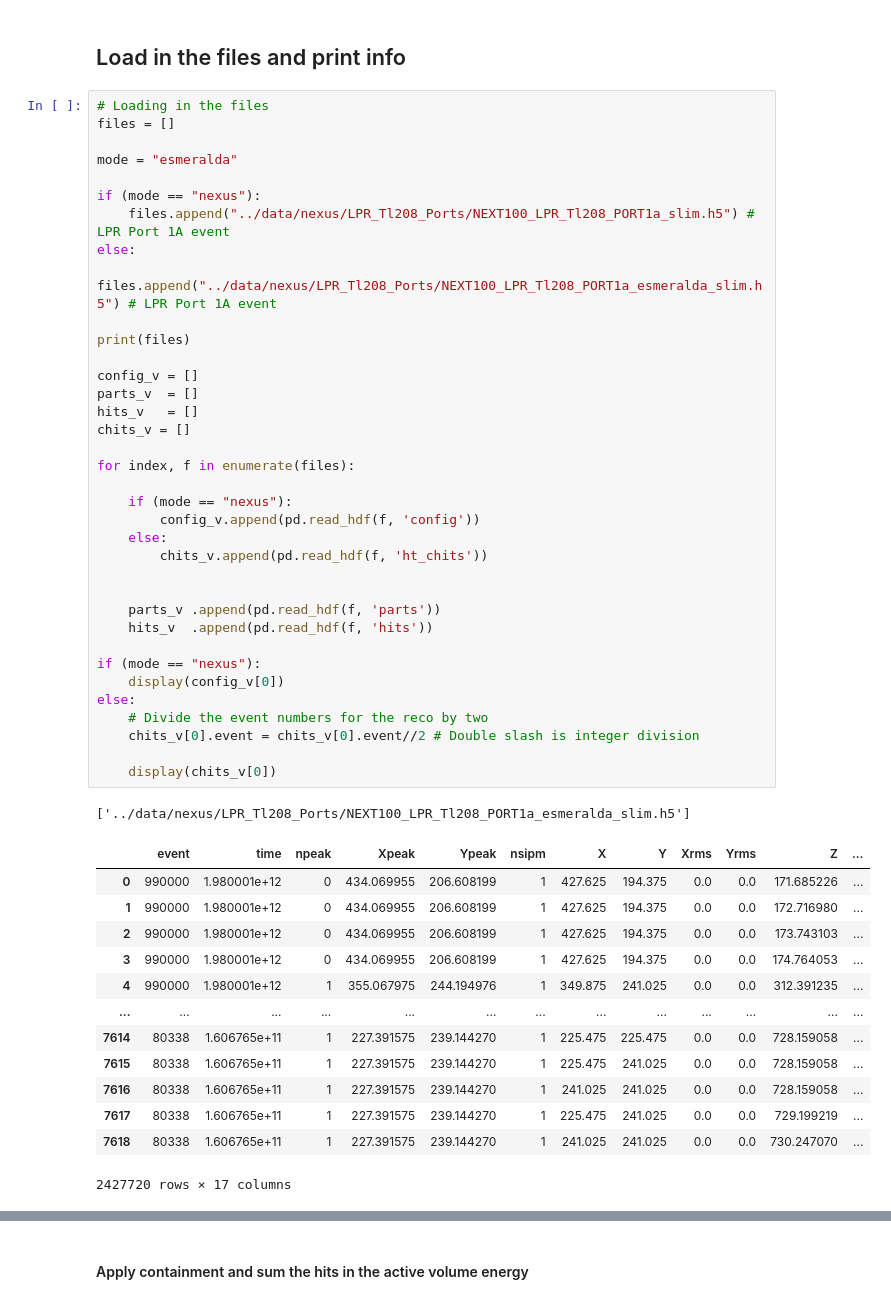
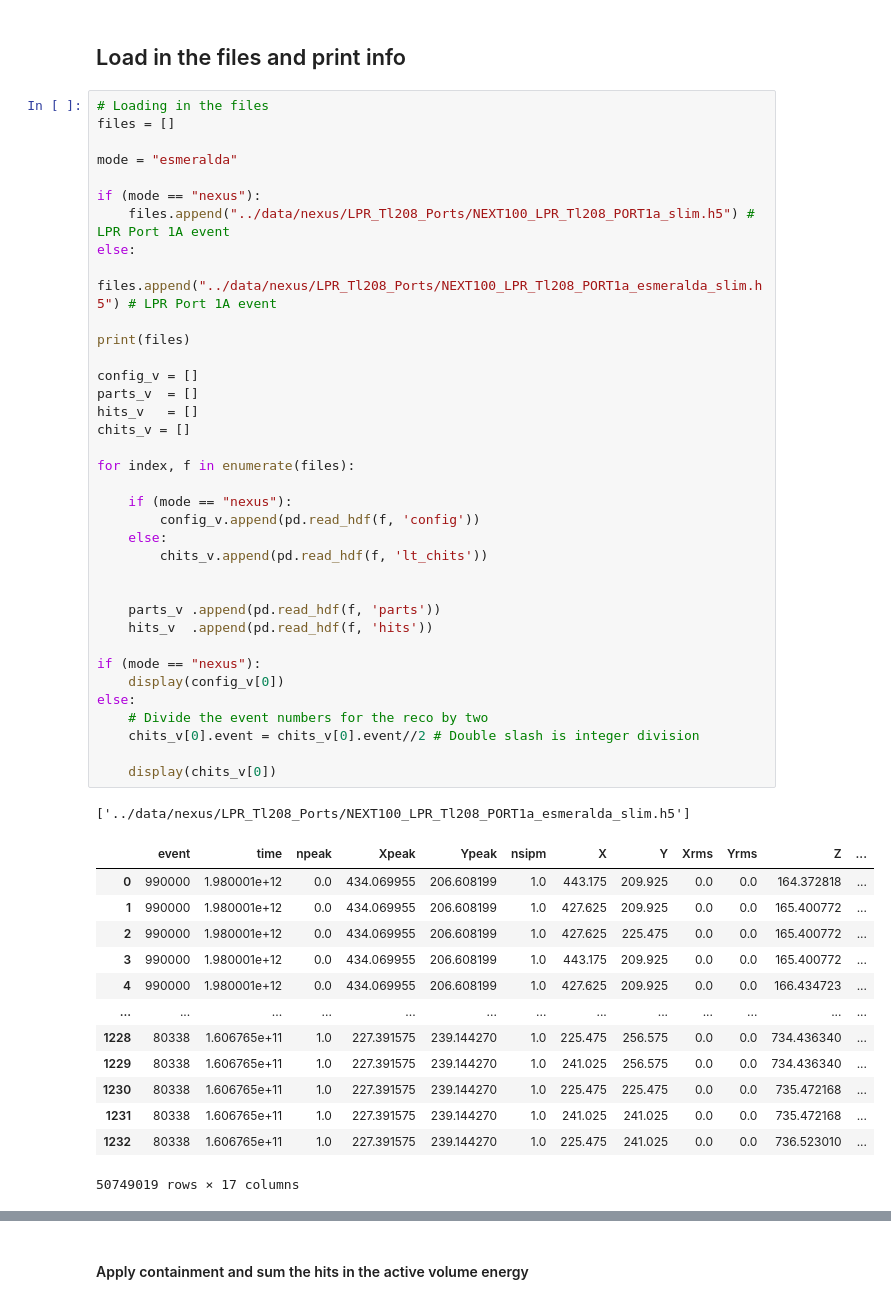
Before and after one commit to kvjmistry/DoubleBeta, a Jupyter notebook: Bremsstrahlung/StudyGammasPorts.ipynb, the cells around one changed output, grey strips where cells are left out. Saved outputs shown, nothing was run; the diff lists cells and outputs as text.

```diff
--- a/Bremsstrahlung/StudyGammasPorts.ipynb
+++ b/Bremsstrahlung/StudyGammasPorts.ipynb
@@ -33,46 +33,46 @@ if (mode == "nexus"):
 else:
     files.append("../data/nexus/LPR_Tl208_Ports/NEXT100_LPR_Tl208_PORT1a_esmeralda_slim.h5") # LPR Port 1A event
 
 print(files)
 
 config_v = []
 parts_v  = []
 hits_v   = []
 chits_v = []
 
 for index, f in enumerate(files):
 
     if (mode == "nexus"):
         config_v.append(pd.read_hdf(f, 'config'))
     else:
-        chits_v.append(pd.read_hdf(f, 'ht_chits'))
+        chits_v.append(pd.read_hdf(f, 'lt_chits'))
 
 
     parts_v .append(pd.read_hdf(f, 'parts'))
     hits_v  .append(pd.read_hdf(f, 'hits'))
 
 if (mode == "nexus"):
     display(config_v[0])
 else:
     # Divide the event numbers for the reco by two
     chits_v[0].event = chits_v[0].event//2 # Double slash is integer division
 
     display(chits_v[0])
 # %% [output]
 ['../data/nexus/LPR_Tl208_Ports/NEXT100_LPR_Tl208_PORT1a_esmeralda_slim.h5']
 |  | event | time | npeak | Xpeak | Ypeak | nsipm | X | Y | Xrms | Yrms | Z | ... |
-| 0 | 990000 | 1.980001e+12 | 0 | 434.069955 | 206.608199 | 1 | 427.625 | 194.375 | 0.0 | 0.0 | 171.685226 | ... |
-| 1 | 990000 | 1.980001e+12 | 0 | 434.069955 | 206.608199 | 1 | 427.625 | 194.375 | 0.0 | 0.0 | 172.716980 | ... |
-| 2 | 990000 | 1.980001e+12 | 0 | 434.069955 | 206.608199 | 1 | 427.625 | 194.375 | 0.0 | 0.0 | 173.743103 | ... |
-| 3 | 990000 | 1.980001e+12 | 0 | 434.069955 | 206.608199 | 1 | 427.625 | 194.375 | 0.0 | 0.0 | 174.764053 | ... |
-| 4 | 990000 | 1.980001e+12 | 1 | 355.067975 | 244.194976 | 1 | 349.875 | 241.025 | 0.0 | 0.0 | 312.391235 | ... |
+| 0 | 990000 | 1.980001e+12 | 0.0 | 434.069955 | 206.608199 | 1.0 | 443.175 | 209.925 | 0.0 | 0.0 | 164.372818 | ... |
+| 1 | 990000 | 1.980001e+12 | 0.0 | 434.069955 | 206.608199 | 1.0 | 427.625 | 209.925 | 0.0 | 0.0 | 165.400772 | ... |
+| 2 | 990000 | 1.980001e+12 | 0.0 | 434.069955 | 206.608199 | 1.0 | 427.625 | 225.475 | 0.0 | 0.0 | 165.400772 | ... |
+| 3 | 990000 | 1.980001e+12 | 0.0 | 434.069955 | 206.608199 | 1.0 | 443.175 | 209.925 | 0.0 | 0.0 | 165.400772 | ... |
+| 4 | 990000 | 1.980001e+12 | 0.0 | 434.069955 | 206.608199 | 1.0 | 427.625 | 209.925 | 0.0 | 0.0 | 166.434723 | ... |
 | ... | ... | ... | ... | ... | ... | ... | ... | ... | ... | ... | ... | ... |
-| 7614 | 80338 | 1.606765e+11 | 1 | 227.391575 | 239.144270 | 1 | 225.475 | 225.475 | 0.0 | 0.0 | 728.159058 | ... |
-| 7615 | 80338 | 1.606765e+11 | 1 | 227.391575 | 239.144270 | 1 | 225.475 | 241.025 | 0.0 | 0.0 | 728.159058 | ... |
-| 7616 | 80338 | 1.606765e+11 | 1 | 227.391575 | 239.144270 | 1 | 241.025 | 241.025 | 0.0 | 0.0 | 728.159058 | ... |
-| 7617 | 80338 | 1.606765e+11 | 1 | 227.391575 | 239.144270 | 1 | 225.475 | 241.025 | 0.0 | 0.0 | 729.199219 | ... |
-| 7618 | 80338 | 1.606765e+11 | 1 | 227.391575 | 239.144270 | 1 | 241.025 | 241.025 | 0.0 | 0.0 | 730.247070 | ... |
+| 1228 | 80338 | 1.606765e+11 | 1.0 | 227.391575 | 239.144270 | 1.0 | 225.475 | 256.575 | 0.0 | 0.0 | 734.436340 | ... |
+| 1229 | 80338 | 1.606765e+11 | 1.0 | 227.391575 | 239.144270 | 1.0 | 241.025 | 256.575 | 0.0 | 0.0 | 734.436340 | ... |
+| 1230 | 80338 | 1.606765e+11 | 1.0 | 227.391575 | 239.144270 | 1.0 | 225.475 | 225.475 | 0.0 | 0.0 | 735.472168 | ... |
+| 1231 | 80338 | 1.606765e+11 | 1.0 | 227.391575 | 239.144270 | 1.0 | 241.025 | 241.025 | 0.0 | 0.0 | 735.472168 | ... |
+| 1232 | 80338 | 1.606765e+11 | 1.0 | 227.391575 | 239.144270 | 1.0 | 225.475 | 241.025 | 0.0 | 0.0 | 736.523010 | ... |
-2427720 rows × 17 columns
+50749019 rows × 17 columns
 # %%
 ## Particles
 pd.set_option('display.max_rows', 20)  # Change 1000 to your desired maximum number
```
Also changed, not shown: parts of 3 cells of this notebook, 1 other file.
